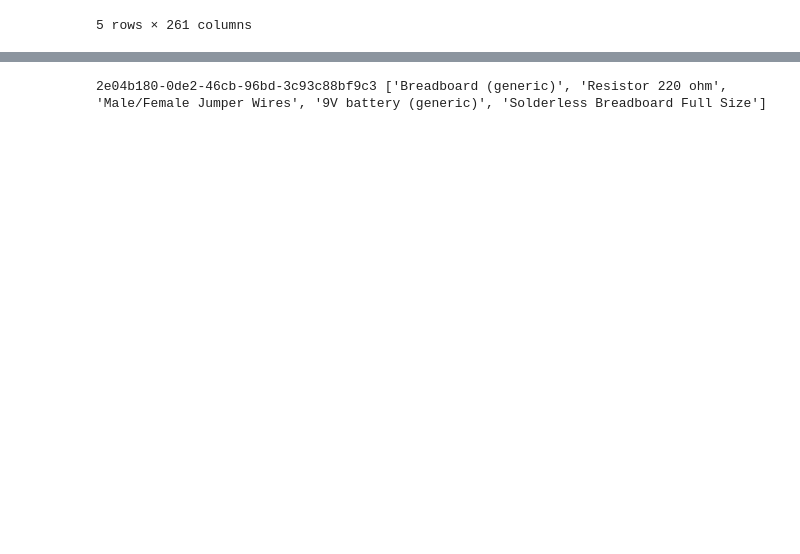
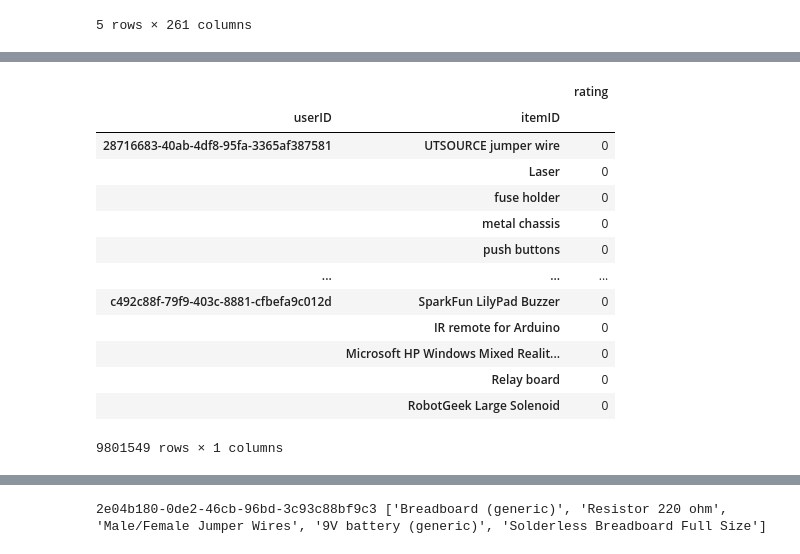
Before and after one commit to skynetnfb/low-code-ard-proj, a Jupyter notebook: data-scraper/notebook_component.ipynb, the cells around one changed output, grey strips where cells are left out. Saved outputs shown, nothing was run; the diff lists cells and outputs as text; code cells hidden in the pictures; blank space fills up the shorter version.

```diff
--- a/data-scraper/notebook_component.ipynb
+++ b/data-scraper/notebook_component.ipynb
@@ -410,4 +339,19 @@ df2 = df_to_surprise_df(input_file='project_df_page_0_to_276_cut_0_0.csv',output
 # %%
-df2 = df_to_surprise_df(input_file='project_df_page_0_to_276_cut_1_1_.csv',output_file='surprise_df_page_0_to_276_cut_1_1.csv')
+df2 = df_to_surprise_df(input_file='project_df_page_0_to_276_cut_1_1.csv',output_file='surprise_df_page_0_to_276_cut_1_1.csv')
+# %% [output]
+|  |  | rating |
+| userID | itemID |  |
+| 28716683-40ab-4df8-95fa-3365af387581 | UTSOURCE jumper wire | 0 |
+|  | Laser | 0 |
+|  | fuse holder | 0 |
+|  | metal chassis | 0 |
+|  | push buttons | 0 |
+| ... | ... | ... |
+| c492c88f-79f9-403c-8881-cfbefa9c012d | SparkFun LilyPad Buzzer | 0 |
+|  | IR remote for Arduino | 0 |
+|  | Microsoft HP Windows Mixed Realit... | 0 |
+|  | Relay board | 0 |
+|  | RobotGeek Large Solenoid | 0 |
+9801549 rows × 1 columns
 # %%
 df2 = df_to_surprise_df(input_file='project_df_page_0_to_276_cut_5_5.csv',output_file='surprise_df_page_0_to_276_cut_5_5.csv')
```
Also changed, not shown: parts of 20 cells of this notebook, 4 other files.
